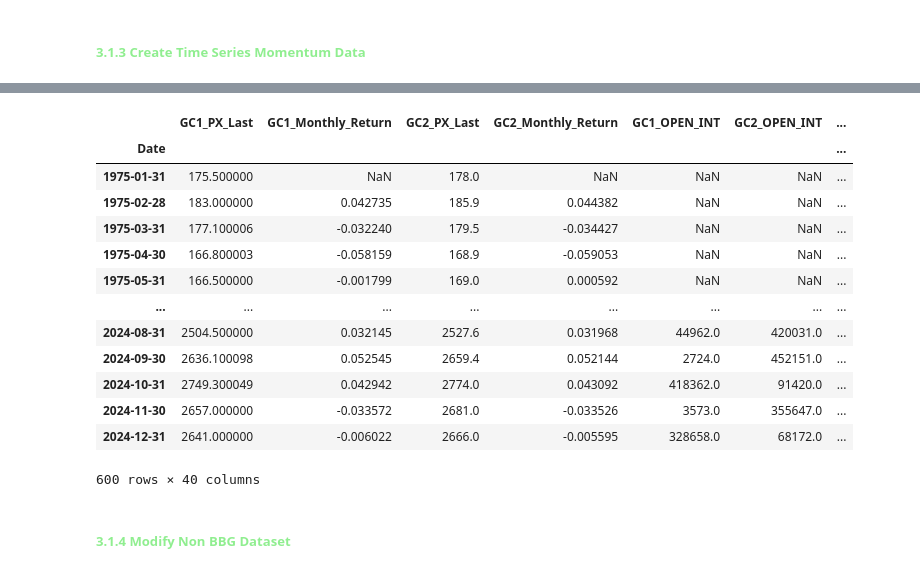
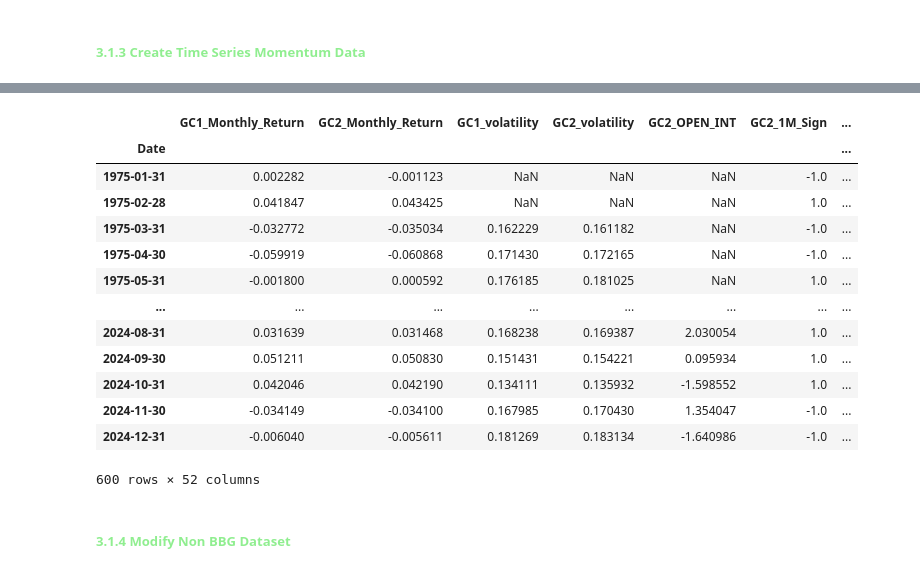
Before and after one commit to alphagoal/Proj_1_gold_futures_ML, a Jupyter notebook: gold_futures_data.ipynb, the cells around one changed output, grey strips where cells are left out. Saved outputs shown, nothing was run; the diff lists cells and outputs as text; code cells hidden in the pictures.

```diff
--- a/gold_futures_data.ipynb
+++ b/gold_futures_data.ipynb
@@ -119,6 +135,8 @@ mapping = {bbg_df.columns[0]:'GC1_PX_Last',bbg_df.columns[1]:'GC1_OPEN_INT'}
 bbg_df.rename(columns=mapping, inplace=True)
 col = bbg_df.pop('GC2_PX_Last')
 bbg_df.insert(1,'GC2_PX_Last',col)
+# Sort by index (ascending order)
+bbg_df = bbg_df.sort_index(ascending=True)
 bbg_df
 # %% [output]
 |  | GC1_PX_Last | GC2_PX_Last | GC1_OPEN_INT | SPX Index | NDX Index | DXY Curncy | USGG10YR Index | ... |
@@ -203,0 +280,9 @@ bbg_df_monthly_only
+# %%
+bbg_df_monthly_only = bbg_df_log_rets.resample('M').sum(min_count=1)
+bbg_df_monthly_only = bbg_df_monthly_only.iloc[:-2] #until 2024-12-31
+# Compute monthly mean volatility
+volatility_monthly = volatility.resample('M').mean()
+
+# Merge with bbg_df_monthly_only, keeping all indices from bbg_df_monthly_only
+bbg_df_monthly_only = bbg_df_monthly_only.merge(volatility_monthly, how='left', left_index=True, right_index=True)
+bbg_df_monthly_only
@@ -204,10 +304,10 @@ bbg_df_monthly_only
 # %% [markdown]
 ##### **<font color= #90EE90>3.1.3 Create Time Series Momentum Data</font>**
 # %%
-bbg_df_monthly_only['GC2_Monthly_Return'] = bbg_df_monthly_only['GC2_PX_Last'].pct_change()
-bbg_df_monthly_only['GC1_Monthly_Return'] = bbg_df_monthly_only['GC1_PX_Last'].pct_change()
-col = bbg_df_monthly_only.pop('GC2_Monthly_Return')
-bbg_df_monthly_only.insert(2,'GC2_Monthly_Return',col)
-col = bbg_df_monthly_only.pop('GC1_Monthly_Return')
-bbg_df_monthly_only.insert(1,'GC1_Monthly_Return',col)
-bbg_df_monthly_only
+# bbg_df_monthly_only['GC2_Monthly_Return'] = bbg_df_monthly_only['GC2_PX_Last'].pct_change()
+# bbg_df_monthly_only['GC1_Monthly_Return'] = bbg_df_monthly_only['GC1_PX_Last'].pct_change()
+# col = bbg_df_monthly_only.pop('GC2_Monthly_Return')
+# bbg_df_monthly_only.insert(2,'GC2_Monthly_Return',col)
+# col = bbg_df_monthly_only.pop('GC1_Monthly_Return')
+# bbg_df_monthly_only.insert(1,'GC1_Monthly_Return',col)
+# bbg_df_monthly_only
@@ -274,27 +501,40 @@ bbg_df_monthly_only
 # %%
 #Reorder columns
 
-new_order_part1 = list(bbg_df_monthly_only.columns[0:5]) + ['GC2_OPEN_INT'] + ['GC2_1M_Sign', 'GC1_1M_Sign', 'GC2_3M_Ret', 'GC1_3M_Ret',
-       'GC2_3M_Sign', 'GC1_3M_Sign', 'GC2_6M_Ret', 'GC1_6M_Ret', 'GC2_6M_Sign','GC1_6M_Sign', 'GC2_12M_Ret', 'GC1_12M_Ret', 'GC2_12M_Sign','GC1_12M_Sign']
+new_order_part1 = list(bbg_df_monthly_only.columns[0:2]) + [
+    'GC1_volatility', 'GC2_volatility', 'GC2_OPEN_INT',
+    'GC2_1M_Sign', 'GC1_1M_Sign', 'GC2_3M_Ret', 'GC1_3M_Ret',
+    'GC2_3M_Sign', 'GC1_3M_Sign', 'GC2_6M_Ret', 'GC1_6M_Ret',
+    'GC2_6M_Sign', 'GC1_6M_Sign', 'GC2_12M_Ret', 'GC1_12M_Ret',
+    'GC2_12M_Sign', 'GC1_12M_Sign'
+]
 
-new_order = new_order_part1 + [col for col in bbg_df_monthly_only.columns if col not in new_order_part1]
+new_forward_looking_cols = [
+    'GC2_3M_Fwd_Ret', 'GC1_3M_Fwd_Ret', 'GC2_3M_Fwd_Sign', 'GC1_3M_Fwd_Sign',
+    'GC2_6M_Fwd_Ret', 'GC1_6M_Fwd_Ret', 'GC2_6M_Fwd_Sign', 'GC1_6M_Fwd_Sign',
+    'GC2_12M_Fwd_Ret', 'GC1_12M_Fwd_Ret', 'GC2_12M_Fwd_Sign', 'GC1_12M_Fwd_Sign'
+]
+
+final_column_order = new_order_part1 + new_forward_looking_cols
+
+new_order = final_column_order + [col for col in bbg_df_monthly_only.columns if col not in final_column_order]
 bbg_df_by_month = bbg_df_monthly_only.loc[:,new_order]
 bbg_df_by_month
 # %% [output]
-|  | GC1_PX_Last | GC1_Monthly_Return | GC2_PX_Last | GC2_Monthly_Return | GC1_OPEN_INT | GC2_OPEN_INT | ... |
+|  | GC1_Monthly_Return | GC2_Monthly_Return | GC1_volatility | GC2_volatility | GC2_OPEN_INT | GC2_1M_Sign | ... |
 | Date |  |  |  |  |  |  | ... |
-| 1975-01-31 | 175.500000 | NaN | 178.0 | NaN | NaN | NaN | ... |
-| 1975-02-28 | 183.000000 | 0.042735 | 185.9 | 0.044382 | NaN | NaN | ... |
-| 1975-03-31 | 177.100006 | -0.032240 | 179.5 | -0.034427 | NaN | NaN | ... |
-| 1975-04-30 | 166.800003 | -0.058159 | 168.9 | -0.059053 | NaN | NaN | ... |
-| 1975-05-31 | 166.500000 | -0.001799 | 169.0 | 0.000592 | NaN | NaN | ... |
+| 1975-01-31 | 0.002282 | -0.001123 | NaN | NaN | NaN | -1.0 | ... |
+| 1975-02-28 | 0.041847 | 0.043425 | NaN | NaN | NaN | 1.0 | ... |
+| 1975-03-31 | -0.032772 | -0.035034 | 0.162229 | 0.161182 | NaN | -1.0 | ... |
+| 1975-04-30 | -0.059919 | -0.060868 | 0.171430 | 0.172165 | NaN | -1.0 | ... |
+| 1975-05-31 | -0.001800 | 0.000592 | 0.176185 | 0.181025 | NaN | 1.0 | ... |
 | ... | ... | ... | ... | ... | ... | ... | ... |
-| 2024-08-31 | 2504.500000 | 0.032145 | 2527.6 | 0.031968 | 44962.0 | 420031.0 | ... |
-| 2024-09-30 | 2636.100098 | 0.052545 | 2659.4 | 0.052144 | 2724.0 | 452151.0 | ... |
-| 2024-10-31 | 2749.300049 | 0.042942 | 2774.0 | 0.043092 | 418362.0 | 91420.0 | ... |
-| 2024-11-30 | 2657.000000 | -0.033572 | 2681.0 | -0.033526 | 3573.0 | 355647.0 | ... |
-| 2024-12-31 | 2641.000000 | -0.006022 | 2666.0 | -0.005595 | 328658.0 | 68172.0 | ... |
+| 2024-08-31 | 0.031639 | 0.031468 | 0.168238 | 0.169387 | 2.030054 | 1.0 | ... |
+| 2024-09-30 | 0.051211 | 0.050830 | 0.151431 | 0.154221 | 0.095934 | 1.0 | ... |
+| 2024-10-31 | 0.042046 | 0.042190 | 0.134111 | 0.135932 | -1.598552 | 1.0 | ... |
+| 2024-11-30 | -0.034149 | -0.034100 | 0.167985 | 0.170430 | 1.354047 | -1.0 | ... |
+| 2024-12-31 | -0.006040 | -0.005611 | 0.181269 | 0.183134 | -1.640986 | -1.0 | ... |
-600 rows × 40 columns
+600 rows × 52 columns
 # %% [markdown]
 ##### **<font color= #90EE90>3.1.4 Modify Non BBG Dataset</font>**
 # %%
```
Also changed, not shown: parts of 43 cells of this notebook, 2 other files.
